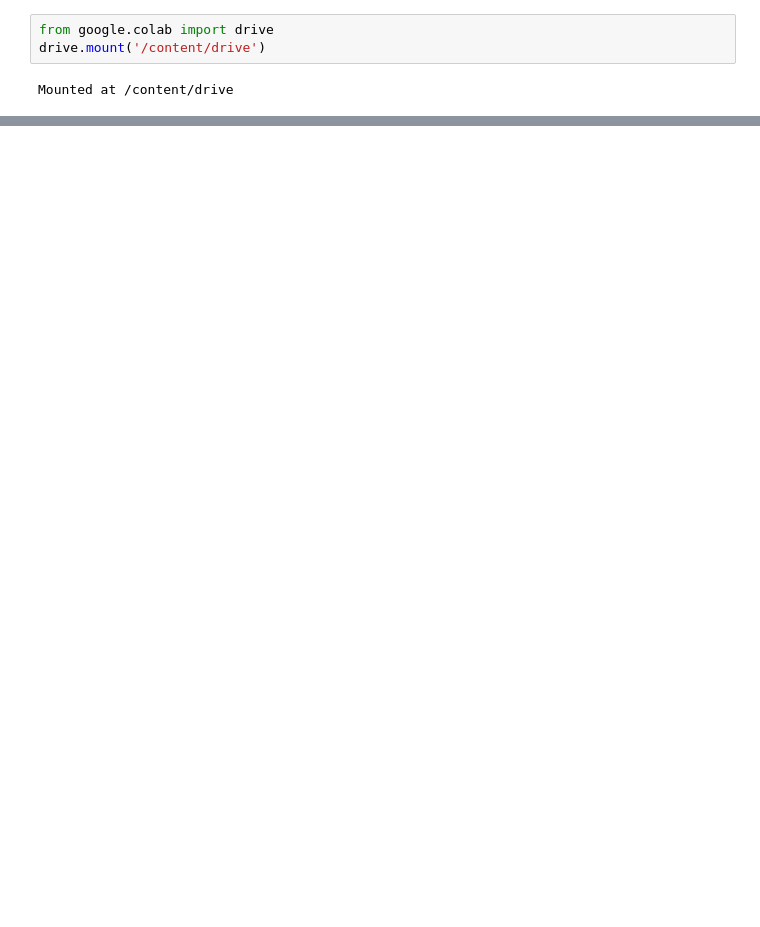
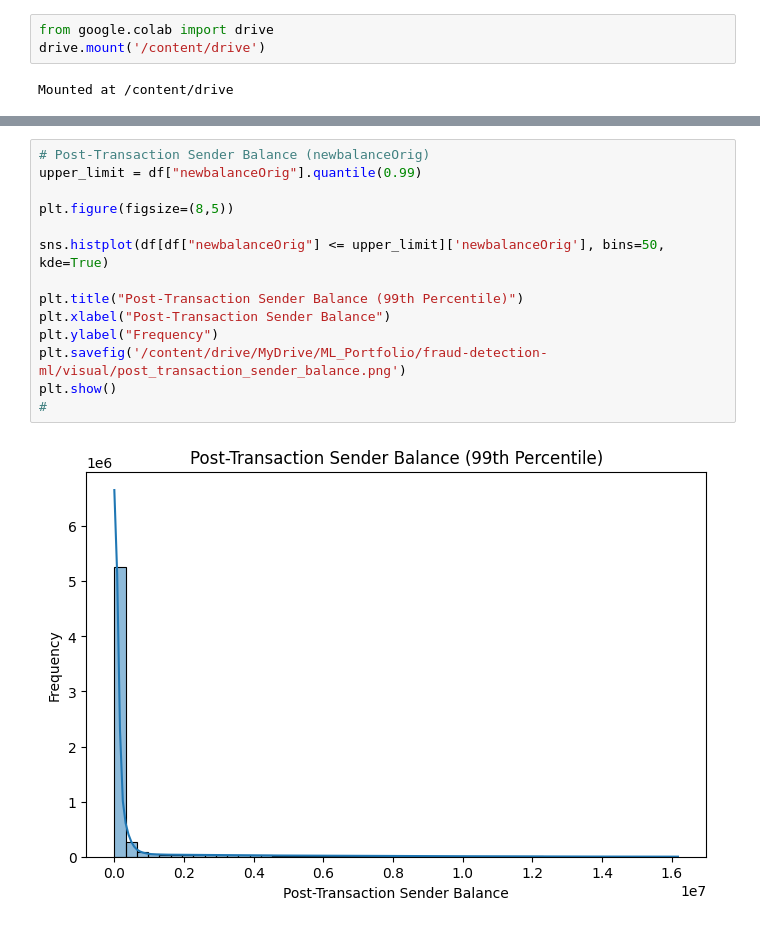
Before and after one commit to davidmba819/fraud-detection-ml, a Jupyter notebook: notebook/01_business_understanding_data_audit_eda.ipynb, the cells around one changed output, grey strips where cells are left out. Saved outputs shown, nothing was run; the diff lists cells and outputs as text; blank space fills up the shorter version.

```diff
--- a/notebook/01_business_understanding_data_audit_eda.ipynb
+++ b/notebook/01_business_understanding_data_audit_eda.ipynb
@@ -35,0 +468,16 @@ df.shape
+# %%
+# Post-Transaction Sender Balance (newbalanceOrig)
+upper_limit = df["newbalanceOrig"].quantile(0.99)
+
+plt.figure(figsize=(8,5))
+
+sns.histplot(df[df["newbalanceOrig"] <= upper_limit]['newbalanceOrig'], bins=50, kde=True)
+
+plt.title("Post-Transaction Sender Balance (99th Percentile)")
+plt.xlabel("Post-Transaction Sender Balance")
+plt.ylabel("Frequency")
+plt.savefig('/content/drive/MyDrive/ML_Portfolio/fraud-detection-ml/visual/post_transaction_sender_balance.png')
+plt.show()
+#
+# %% [output]
+[figure, added]
```
Also changed, not shown: parts of 70 cells of this notebook, 20 other files.
